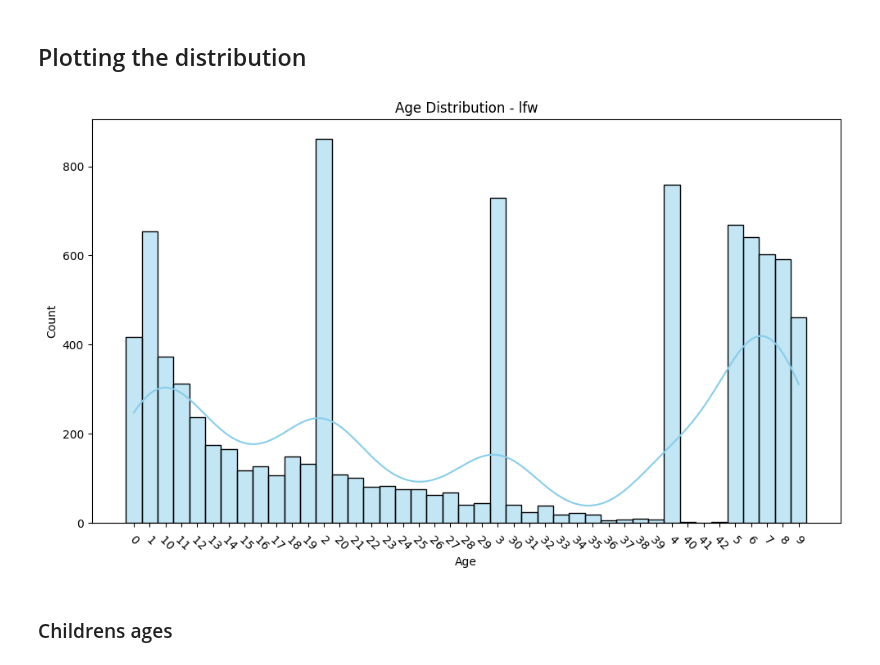
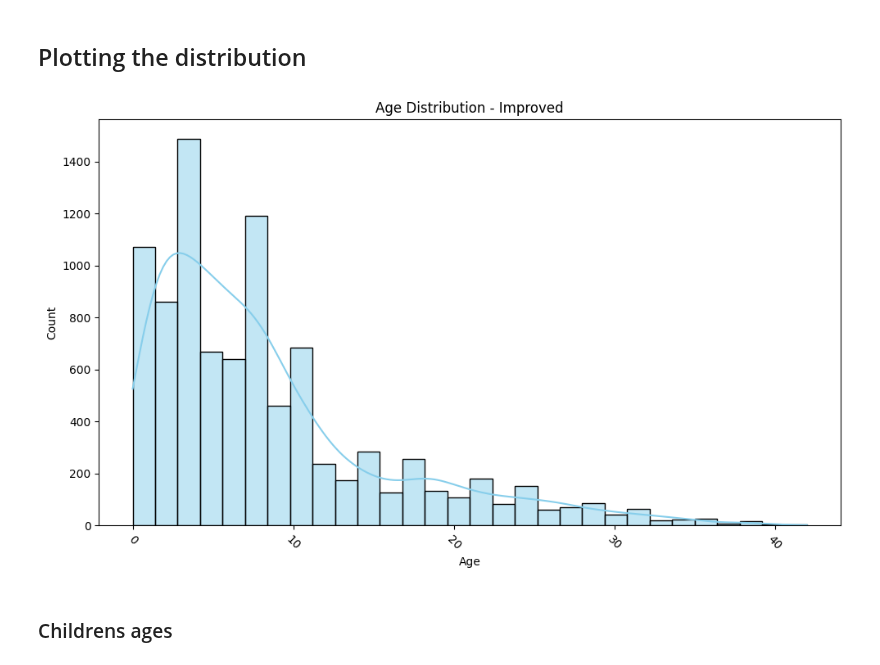
Before and after one commit to Kat-Gabi/Master_Thesis, a Jupyter notebook: notebooks/data_vis/age-estimation_stats.ipynb, the cells around one changed output. Saved outputs shown, nothing was run; the diff lists cells and outputs as text; code cells hidden in the pictures.

```diff
--- a/notebooks/data_vis/age-estimation_stats.ipynb
+++ b/notebooks/data_vis/age-estimation_stats.ipynb
@@ -12,19 +12,3 @@ import numpy as np
 os.chdir('/mnt/c/Dokumenter/Dokumenter/UNI/Master/Thesis/GitHub_Repo/Master_Thesis/data')
 # %% [markdown]
 ### Loading data
-# %%
-# Opening JSON file
-# f = open('age_estimations/output_lfw_complete_all_images_age.json')
-f = open('age_estimations/YLFW_output_data_precroped_all_age.json')
-
-
-# returns JSON object as
-# a dictionary
-data = json.load(f)
-
-# Convert dictionary to pandas DataFrame
-df = pd.DataFrame.from_dict(data, orient='index', columns=['Age'])
-
-
-# Closing file
-f.close()
@@ -73,0 +36,4 @@ df
+# %%
+df_YLFW = load_data('age_estimations/YLFW_output_data_precroped_all_age.json')[0]
+df_YLFW.Age = df_YLFW.Age.astype(int)
+df_YLFW = df_YLFW.sort_values(by='Age', ascending=True)
@@ -76,21 +62,34 @@ df
 # %%
+def plot_demographic_distribution(df, column="Age", bins=30, color="skyblue", figsize=(10, 6)):
+    """
+    Plots an improved histogram with a kernel density estimate for the specified column.
 
-df = df.sort_values(by='Age')
+    Parameters:
+    - df: Pandas DataFrame.
+    - column: str, default "Age"
+        The column name to be used for the histogram.
+    - bins: int, default 30
+        The number of bins to use for the histogram.
+    - color: str, default "skyblue"
+        The color of the histogram bars.
+    - figsize: tuple, default (10, 6)
+        The dimensions for the figure size.
+    """
+    plt.figure(figsize=figsize)  # Set figure size
+    sns.histplot(data=df, x=column, bins=bins, color=color, kde=True)  # Histogram with KDE
+    plt.title(f"{column} Distribution - Improved")  # Dynamic title based on the column name
+    plt.xlabel(column)  # Label for the x-axis
+    plt.ylabel("Count")  # Label for the y-axis
+    plt.xticks(rotation=-45)  # Rotate x-axis labels
+    plt.grid(False)  # Disable grid lines for cleaner look
 
-# Now let's create the improved histogram
-plt.figure(figsize=(10, 6))  # Larger figure size
-sns.histplot(data=df, x="Age", bins=30, color="skyblue", kde=True)  # Smoother curve with KDE
-plt.title("Age Distribution - lfw")  # Adding a title
-plt.xlabel("Age")  # Label for the x-axis
-plt.ylabel("Count")  # Label for the y-axis
-plt.xticks(rotation=-45)  # Rotate x-axis labels
-plt.grid(False)  # Adding grid lines
+    # Improve the layout and show the plot
+    plt.tight_layout()
+    plt.show()
 
-# Improve the layout and show the plot
-plt.tight_layout()
-plt.show()
+plot_demographic_distribution(df_YLFW, column="Age", bins=30, color="skyblue", figsize=(10, 6))
 # %% [output]
-[figure, old version]
+[figure, new version]
 # %% [markdown]
 ### Childrens ages
 # %%
```
Also changed, not shown: parts of 10 cells of this notebook.
